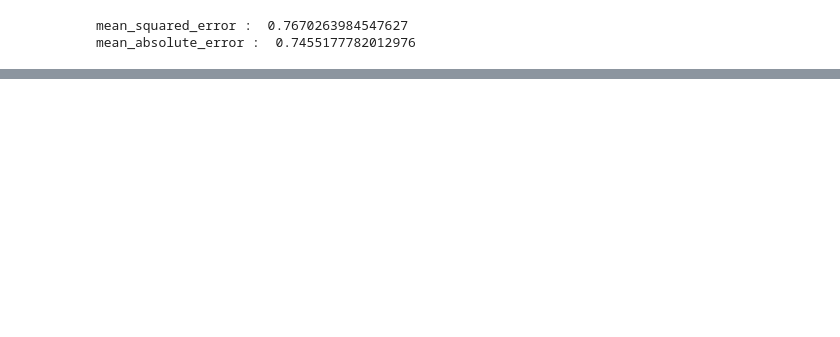
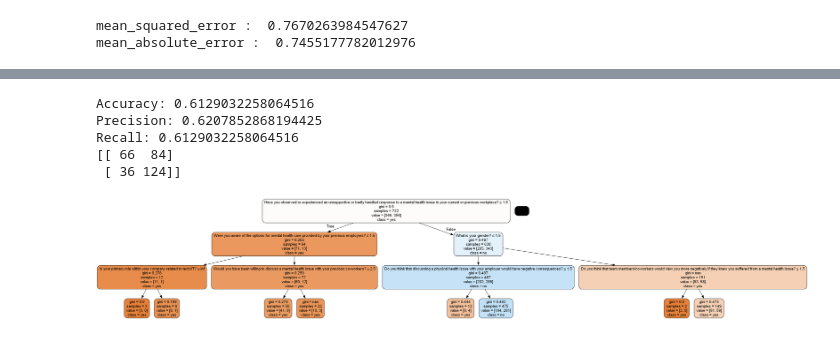
Before and after one commit to petz15/DS4ORG_unibe, a Jupyter notebook: 2016_analysis_peterb.ipynb, the cells around one changed output, grey strips where cells are left out. Saved outputs shown, nothing was run; the diff lists cells and outputs as text; code cells hidden in the pictures; blank space fills up the shorter version.

Commit message:
some more classification done

```diff
--- a/2016_analysis_peterb.ipynb
+++ b/2016_analysis_peterb.ipynb
@@ -1544,0 +1515,80 @@ Recall: 0.5290322580645161
+# %%
+#another classification if somebody has been diagnosed by a professional
+
+df_2016_class_2 = df_2016.drop(df_2016[df_2016['How many employees does your company or organization have?'] < 1].index)
+
+
+features = [
+        'Are you self-employed?',
+       'How many employees does your company or organization have?',
+       'Is your employer primarily a tech company/organization?',
+       'Is your primary role within your company related to tech/IT?',
+       'Does your employer provide mental health benefits as part of healthcare coverage?',
+       'Do you know the options for mental health care available under your employer-provided coverage?',
+       'Has your employer ever formally discussed mental health (for example, as part of a wellness campaign or other official communication)?',
+       'Does your employer offer resources to learn more about mental health concerns and options for seeking help?',
+       'Is your anonymity protected if you choose to take advantage of mental health or substance abuse treatment resources provided by your employer?',
+       'If a mental health issue prompted you to request a medical leave from work, asking for that leave would be:',
+       'Do you think that discussing a mental health disorder with your employer would have negative consequences?',
+       'Do you think that discussing a physical health issue with your employer would have negative consequences?',
+       'Would you feel comfortable discussing a mental health disorder with your coworkers?',
+       'Would you feel comfortable discussing a mental health disorder with your direct supervisor(s)?',
+       'Do you feel that your employer takes mental health as seriously as physical health?',
+       'Have you heard of or observed negative consequences for co-workers who have been open about mental health issues in your workplace?',
+       'Have your previous employers provided mental health benefits?',
+       'Were you aware of the options for mental health care provided by your previous employers?',
+       'Did your previous employers ever formally discuss mental health (as part of a wellness campaign or other official communication)?',
+       'Did your previous employers provide resources to learn more about mental health issues and how to seek help?',
+       'Was your anonymity protected if you chose to take advantage of mental health or substance abuse treatment resources with previous employers?',
+       'Do you think that discussing a mental health disorder with previous employers would have negative consequences?',
+       'Do you think that discussing a physical health issue with previous employers would have negative consequences?',
+       'Would you have been willing to discuss a mental health issue with your previous co-workers?',
+       'Would you have been willing to discuss a mental health issue with your direct supervisor(s)?',
+       'Did you feel that your previous employers took mental health as seriously as physical health?',
+       'Did you hear of or observe negative consequences for co-workers with mental health issues in your previous workplaces?',
+       'Would you be willing to bring up a physical health issue with a potential employer in an interview?',
+       'Would you bring up a mental health issue with a potential employer in an interview?',
+       'Do you think that team members/co-workers would view you more negatively if they knew you suffered from a mental health issue?',
+       'How willing would you be to share with friends and family that you have a mental illness?',
+       'Have you observed or experienced an unsupportive or badly handled response to a mental health issue in your current or previous workplace?',
+       'Have your observations of how another individual who discussed a mental health disorder made you less likely to reveal a mental health issue yourself in your current workplace?',
+      #  'Do you have a family history of mental illness?',
+    #    'Have you had a mental health disorder in the past?',
+    #    'Do you currently have a mental health disorder?',
+    #    'Have you been diagnosed with a mental health condition by a medical professional?',
+      #  'Have you ever sought treatment for a mental health issue from a mental health professional?',
+       'What is your age?',
+       'What is your gender?',
+       'What country do you live in?',
+       'Do you work remotely?'
+
+
+]
+
+X = df_2016_class_2[features]
+y = df_2016_class_2['Have you been diagnosed with a mental health condition by a medical professional?']
+X_train, X_test, y_train, y_test = train_test_split(X, y, test_size=0.3, random_state=1)
+
+DT = DecisionTreeClassifier(criterion="gini", max_depth=3)
+DT = DT.fit(X_train, y_train)
+y_pred = DT.predict(X_test)
+
+
+print("Accuracy:",metrics.accuracy_score(y_test, y_pred))
+print("Precision:",metrics.precision_score(y_test, y_pred, average='weighted'))
+print("Recall:",metrics.recall_score(y_test, y_pred, average='weighted'))
+print(metrics.confusion_matrix(y_test, y_pred))
+
+
+dot_data = StringIO()
+export_graphviz(DT, out_file=dot_data, filled=True, rounded=True, special_characters=True, feature_names = features, class_names=['yes', 'no'])
+graph = pydotplus.graph_from_dot_data(dot_data.getvalue())
+graph.write_png('DT.png')
+Image(graph.create_png())
+# %% [output]
+Accuracy: 0.6129032258064516
+Precision: 0.6207852868194425
+Recall: 0.6129032258064516
+[[ 66  84]
+ [ 36 124]]
+[figure, added]
```
Also changed, not shown: parts of 11 cells of this notebook, 1 other file.
